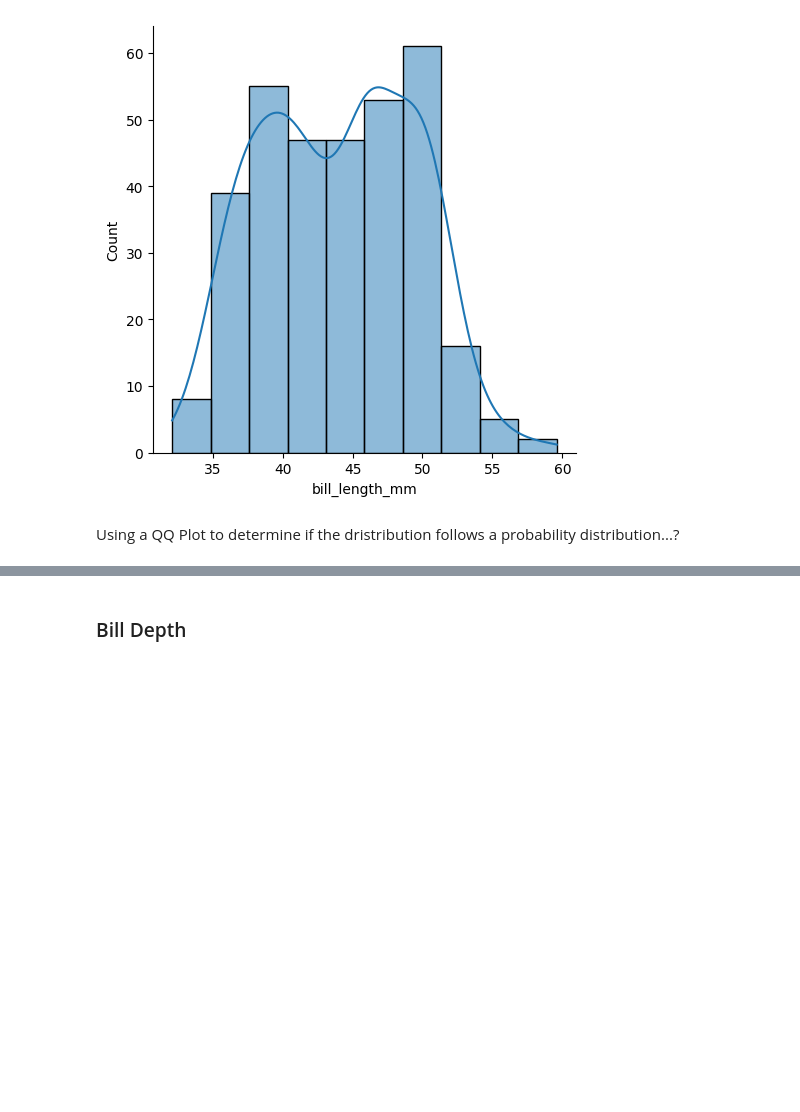
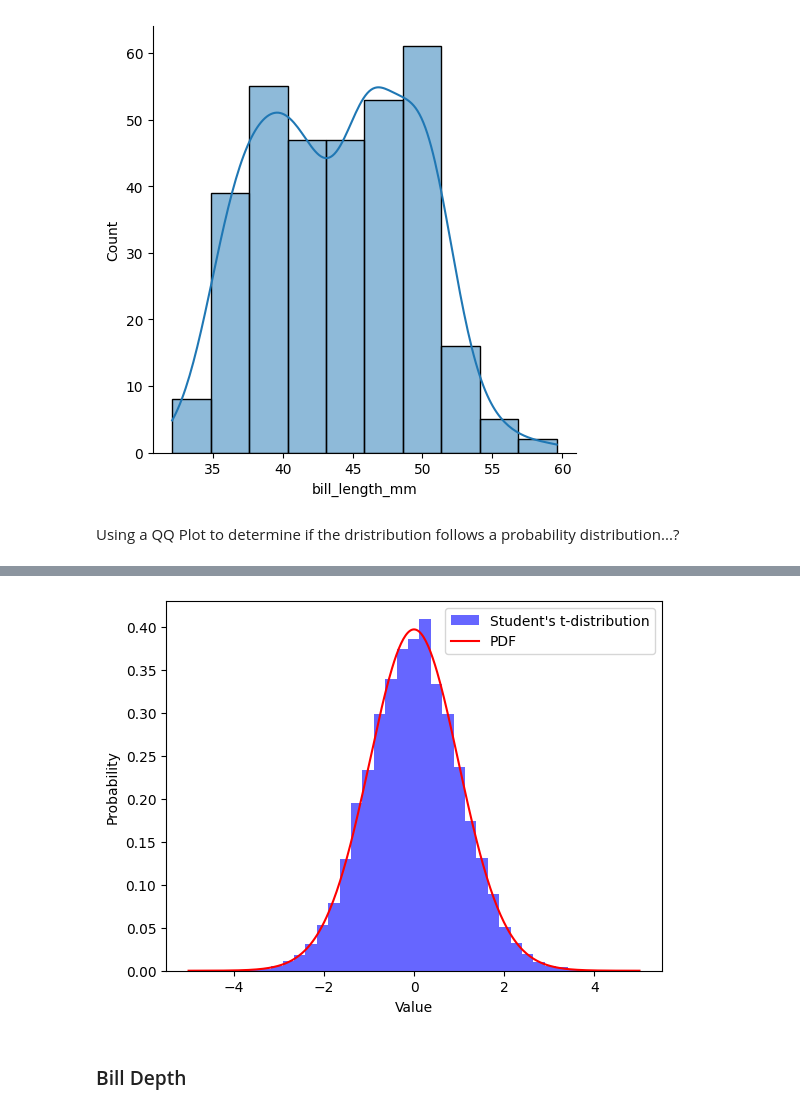
Before and after one commit to damienfarrell/fund-data, a Jupyter notebook: tasks.ipynb, the cells around one changed output, grey strips where cells are left out. Cells and saved outputs as stored; diff of their text form; code cells hidden in the pictures; blank space fills up the shorter version.

```diff
--- a/tasks.ipynb
+++ b/tasks.ipynb
@@ -250,3 +249,22 @@ best_distribution = test_df[(test_df['P-value'] > 0.05) & (test_df['AIC'] == tes
+# %%
+df = 50
+num_samples = 10000
+
+t_distribution = np.random.standard_t(df, size=num_samples)
+
+plt.hist(t_distribution, bins=30, density=True, alpha=0.6, color='b', label='Student\'s t-distribution')
+
+x = np.linspace(-5, 5, 400)
+t_pdf = stats.t.pdf(x, df)
+plt.plot(x, t_pdf, 'r-', label='PDF')
+
+plt.xlabel('Value')
+plt.ylabel('Probability')
+plt.legend()
+
+plt.show()
+# %% [output]
+[figure, added]
 # %% [markdown]
 ### Bill Depth
 # %%
```
Also changed, not shown: parts of 14 cells of this notebook.
